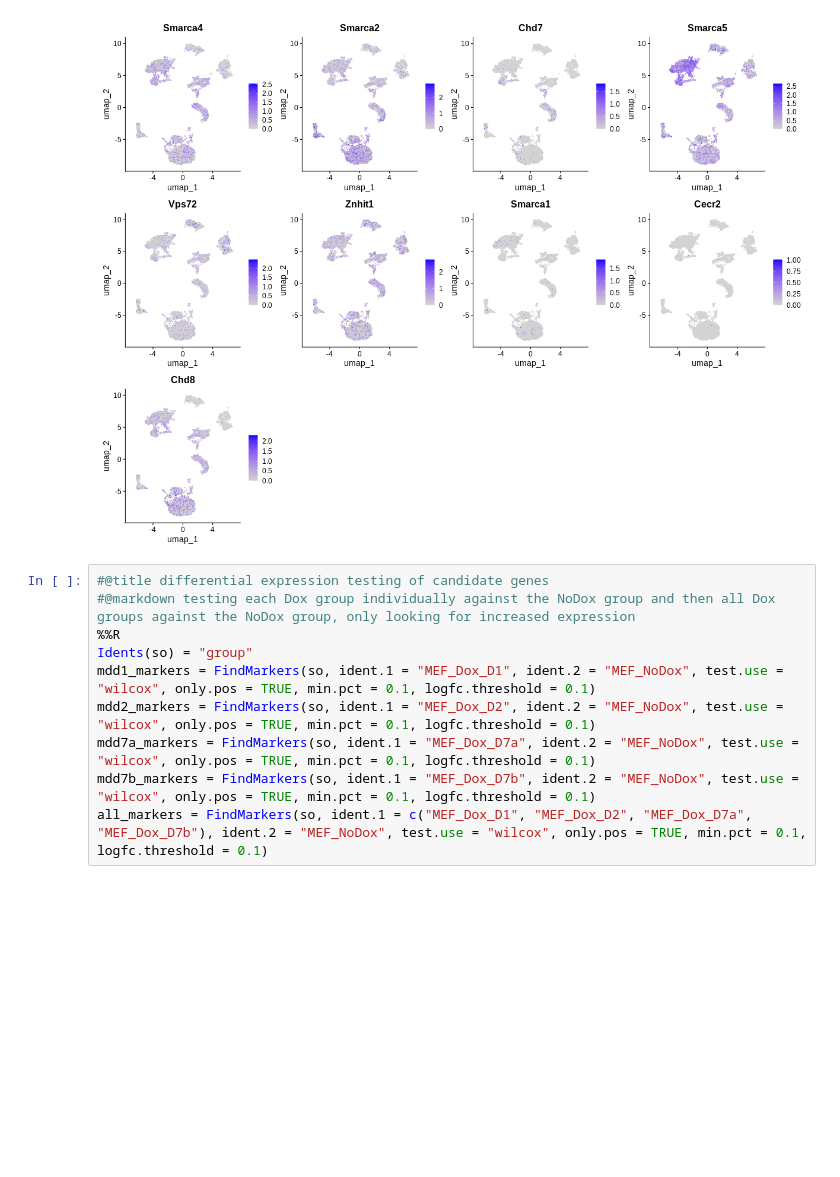
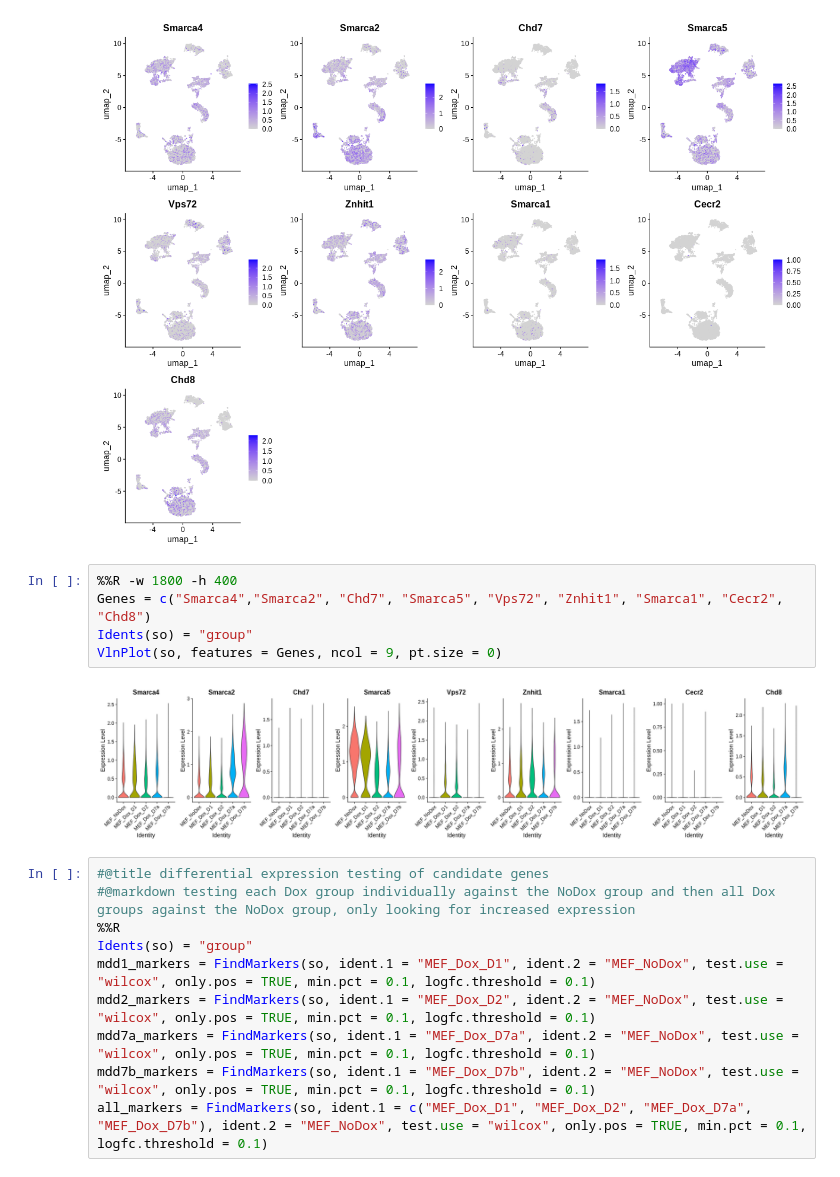
Before and after one commit to gongx030/Etv2_pioneer, a Jupyter notebook: Etv2_Project_Candidate_gene_Expression_Testing.ipynb, the cells around one changed output. Cells and saved outputs as stored; diff of their text form; blank space fills up the shorter version.

```diff
--- a/Etv2_Project_Candidate_gene_Expression_Testing.ipynb
+++ b/Etv2_Project_Candidate_gene_Expression_Testing.ipynb
@@ -87,6 +87,13 @@ Genes = c("Smarca4","Smarca2", "Chd7", "Smarca5", "Vps72", "Znhit1", "Smarca1",
 FeaturePlot(so, dims = c(1, 2), features = Genes, pt.size = 0.25, cols = c('lightgrey', "blue"), ncol = 4, raster = FALSE)
 # %% [output]
 [figure]
+# %%
+%%R -w 1800 -h 400
+Genes = c("Smarca4","Smarca2", "Chd7", "Smarca5", "Vps72", "Znhit1", "Smarca1", "Cecr2", "Chd8")
+Idents(so) = "group"
+VlnPlot(so, features = Genes, ncol = 9, pt.size = 0)
+# %% [output]
+[figure, added]
 # %%
 #@title differential expression testing of candidate genes
 #@markdown testing each Dox group individually against the NoDox group and then all Dox groups against the NoDox group, only looking for increased expression
```
